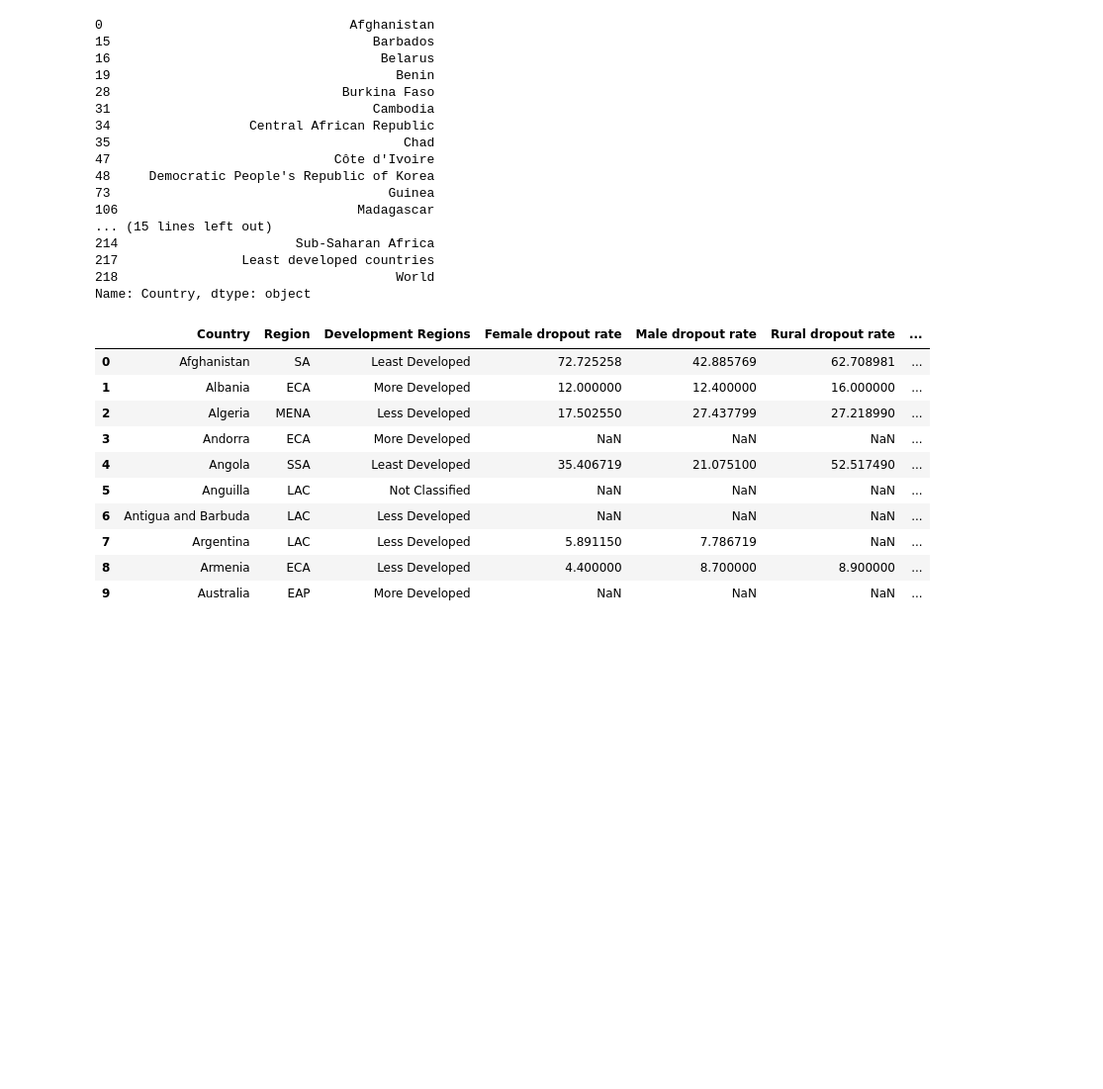
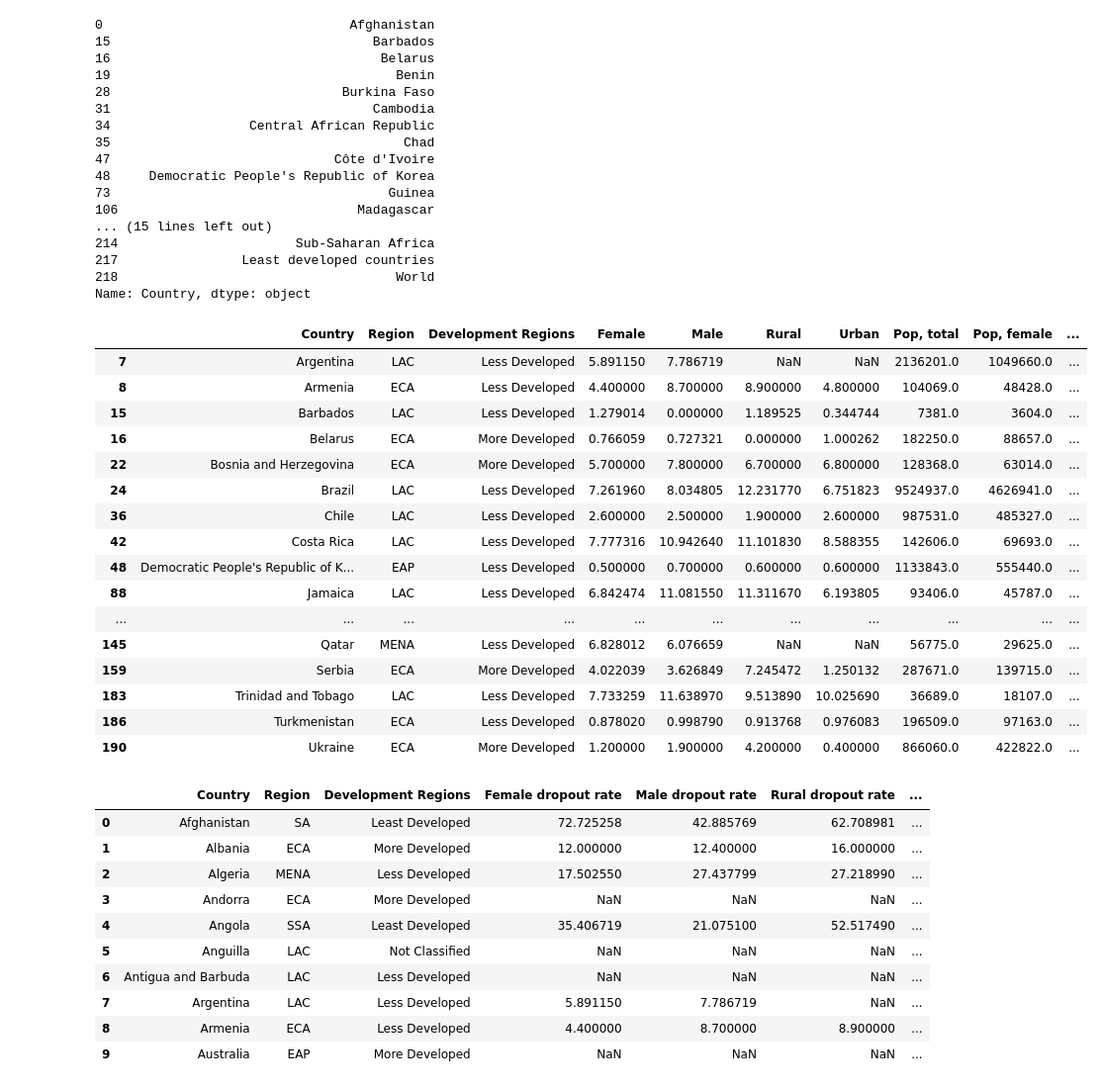
Before and after one commit to shimjide123/datman, a Jupyter notebook: PS2_Yu_Nong.ipynb, the cells around one changed output. Shown at 99% size. Saved outputs shown, nothing was run; the diff lists cells and outputs as text; code cells hidden in the pictures; blank space fills up the shorter version.

```diff
--- a/PS2_Yu_Nong.ipynb
+++ b/PS2_Yu_Nong.ipynb
@@ -201,6 +201,27 @@ dropout.Country[(dropout.Female<2)|(dropout.Female>60)] #enclosed are countries
 217                Least developed countries
 218                                    World
 Name: Country, dtype: object
+# %%
+dropout.query("Male + Female <20")
+# countries where the sum of Female dropout rate and male dropout rate is less than 20 percent.
+# %% [output]
+|  | Country | Region | Development Regions | Female | Male | Rural | Urban | Pop, total | Pop, female | ... |
+| 7 | Argentina | LAC | Less Developed | 5.891150 | 7.786719 | NaN | NaN | 2136201.0 | 1049660.0 | ... |
+| 8 | Armenia | ECA | Less Developed | 4.400000 | 8.700000 | 8.900000 | 4.800000 | 104069.0 | 48428.0 | ... |
+| 15 | Barbados | LAC | Less Developed | 1.279014 | 0.000000 | 1.189525 | 0.344744 | 7381.0 | 3604.0 | ... |
+| 16 | Belarus | ECA | More Developed | 0.766059 | 0.727321 | 0.000000 | 1.000262 | 182250.0 | 88657.0 | ... |
+| 22 | Bosnia and Herzegovina | ECA | More Developed | 5.700000 | 7.800000 | 6.700000 | 6.800000 | 128368.0 | 63014.0 | ... |
+| 24 | Brazil | LAC | Less Developed | 7.261960 | 8.034805 | 12.231770 | 6.751823 | 9524937.0 | 4626941.0 | ... |
+| 36 | Chile | LAC | Less Developed | 2.600000 | 2.500000 | 1.900000 | 2.600000 | 987531.0 | 485327.0 | ... |
+| 42 | Costa Rica | LAC | Less Developed | 7.777316 | 10.942640 | 11.101830 | 8.588355 | 142606.0 | 69693.0 | ... |
+| 48 | Democratic People's Republic of K... | EAP | Less Developed | 0.500000 | 0.700000 | 0.600000 | 0.600000 | 1133843.0 | 555440.0 | ... |
+| 88 | Jamaica | LAC | Less Developed | 6.842474 | 11.081550 | 11.311670 | 6.193805 | 93406.0 | 45787.0 | ... |
+| ... | ... | ... | ... | ... | ... | ... | ... | ... | ... | ... |
+| 145 | Qatar | MENA | Less Developed | 6.828012 | 6.076659 | NaN | NaN | 56775.0 | 29625.0 | ... |
+| 159 | Serbia | ECA | More Developed | 4.022039 | 3.626849 | 7.245472 | 1.250132 | 287671.0 | 139715.0 | ... |
+| 183 | Trinidad and Tobago | LAC | Less Developed | 7.733259 | 11.638970 | 9.513890 | 10.025690 | 36689.0 | 18107.0 | ... |
+| 186 | Turkmenistan | ECA | Less Developed | 0.878020 | 0.998790 | 0.913768 | 0.976083 | 196509.0 | 97163.0 | ... |
+| 190 | Ukraine | ECA | More Developed | 1.200000 | 1.900000 | 4.200000 | 0.400000 | 866060.0 | 422822.0 | ... |
 # %%
 dropout.rename(columns={'Female': 'Female dropout rate'}, inplace=True)
 dropout.rename(columns={'Male': 'Male dropout rate'}, inplace=True)
```
